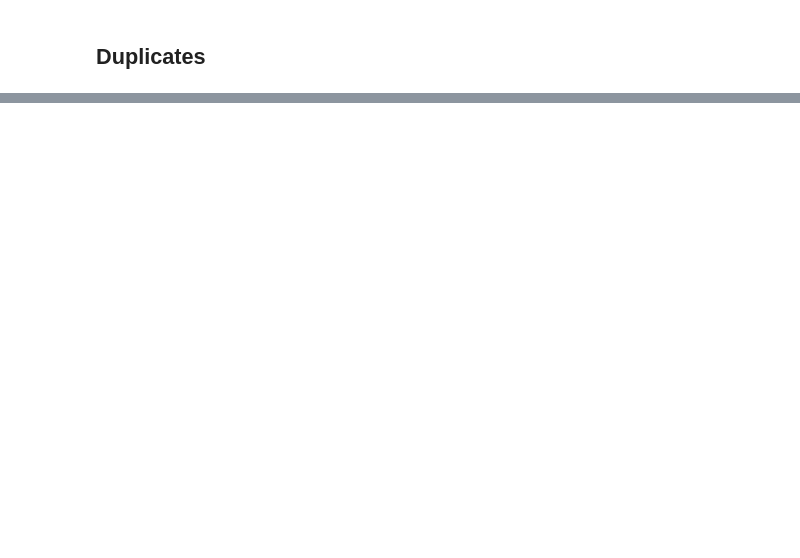
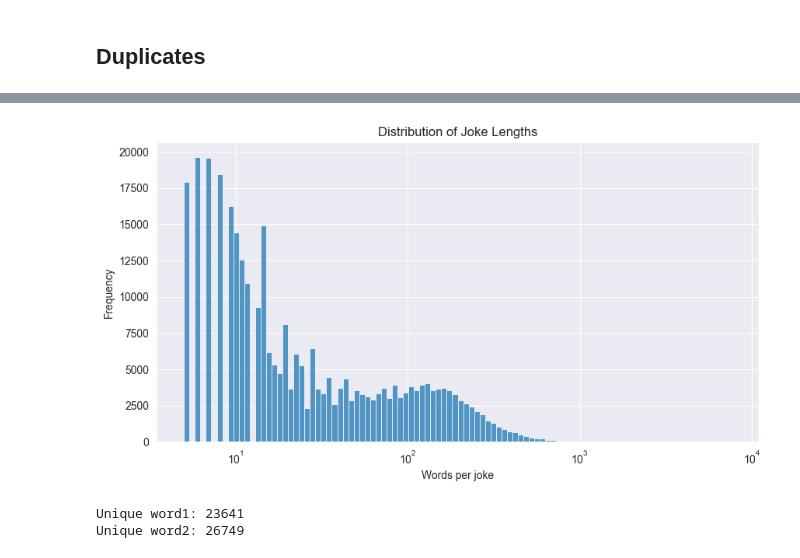
Before and after one commit to FreaksMind/HumorGeneration, a Jupyter notebook: main.ipynb, the cells around one changed output, grey strips where cells are left out. Drawn from its saved outputs; the diff is of its cells as text; code cells hidden in the pictures; blank space fills up the shorter version.

```diff
--- a/main.ipynb
+++ b/main.ipynb
@@ -164,0 +172,2 @@ Duplicate word pairs: 0
+# %%
+df = pd.read_csv("jokes_clean.csv")
@@ -164,0 +180,3 @@ Duplicate word pairs: 0
+# %%
+df["word_count"] = df["selftext"].str.split().str.len()
+print("Joke length (words) stats:\n", df["word_count"].describe())
@@ -164,0 +194,15 @@ Duplicate word pairs: 0
+# %%
+plt.figure(figsize=(10,5))
+sns.histplot(df["word_count"], bins=100, log_scale=(True, False))
+plt.title("Distribution of Joke Lengths")
+plt.xlabel("Words per joke")
+plt.ylabel("Frequency")
+plt.show()
+# %% [output]
+[figure, added]
+# %%
+print("Unique word1:", df["word1"].nunique())
+print("Unique word2:", df["word2"].nunique())
+# %% [output]
+Unique word1: 23641
+Unique word2: 26749
```
Also changed, not shown: parts of 17 cells of this notebook.
